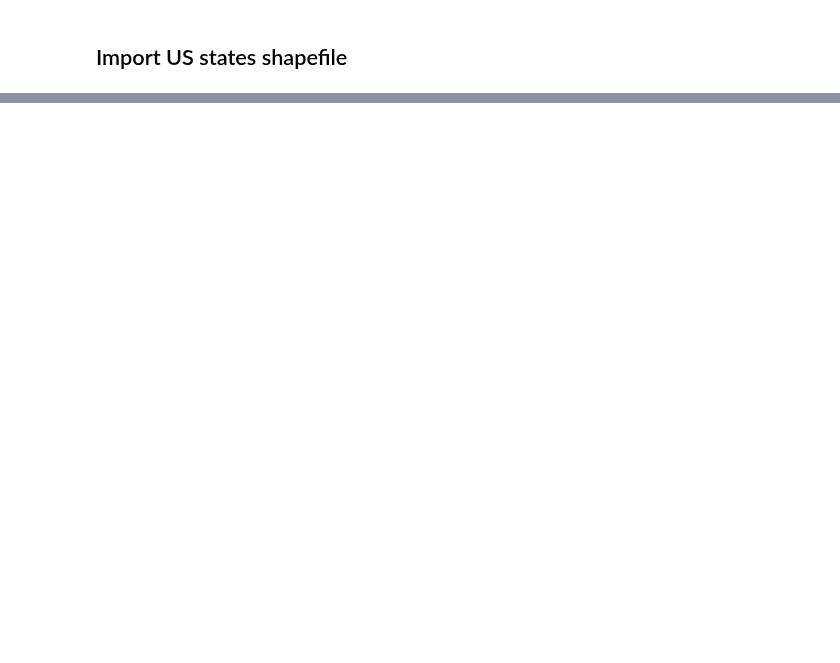
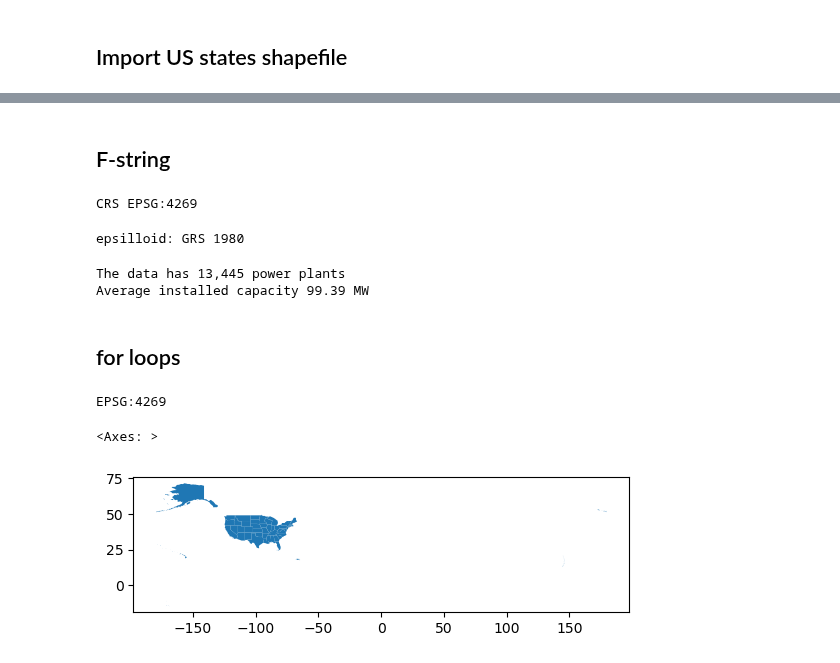
Before and after one commit to michaeladennis/eds220-in-class, a Jupyter notebook: week-5-lesson-12-streamline-your-code.ipynb, the cells around one changed output, grey strips where cells are left out. Drawn from its saved outputs; the diff is of its cells as text; code cells hidden in the pictures; blank space fills up the shorter version.

```diff
--- a/week-5-lesson-12-streamline-your-code.ipynb
+++ b/week-5-lesson-12-streamline-your-code.ipynb
@@ -48,0 +97,26 @@ states.head(3)
+# %% [markdown]
+## F-string
+# %%
+print('CRS', power_plants.crs)
+# %% [output]
+CRS EPSG:4269
+# %%
+# Explore CRS
+print(f"epsilloid: {power_plants.crs.ellipsoid}")
+# %% [output]
+epsilloid: GRS 1980
+# %%
+print(f"The data has {len(power_plants):,} power plants")
+print(f"Average installed capacity {power_plants['install_mw'].mean():.2f} MW")
+# %% [output]
+The data has 13,445 power plants
+Average installed capacity 99.39 MW
+# %% [markdown]
+## for loops
+# %%
+print(states.crs)
+states.plot()
+# %% [output]
+EPSG:4269
+<Axes: >
+[figure, added]
```
Also changed, not shown: parts of 17 cells of this notebook.
